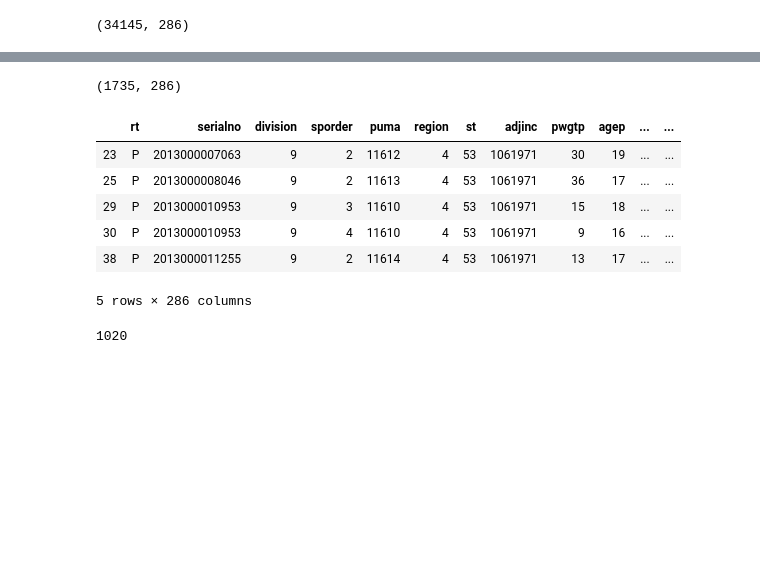
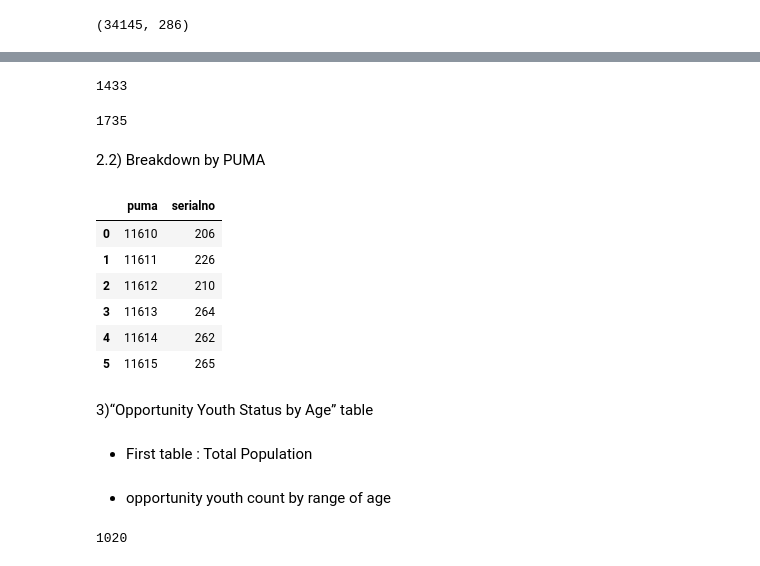
Before and after one commit to soledadmusella/opportunity_youth, a Jupyter notebook: notebooks/project_1.ipynb, the cells around one changed output, grey strips where cells are left out. Drawn from its saved outputs; the diff is of its cells as text; code cells hidden in the pictures; blank space fills up the shorter version.

```diff
--- a/notebooks/project_1.ipynb
+++ b/notebooks/project_1.ipynb
@@ -135,17 +115,29 @@ df_work = df_age[(df_age["esr"]==3) | (df_age["esr"]==6)]
-# %%
-df_work.shape
-# %% [output]
-(1735, 286)
-# %%
-df_work.head()
-# %% [output]
-|  | rt | serialno | division | sporder | puma | region | st | adjinc | pwgtp | agep | ... | ... |
-| 23 | P | 2013000007063 | 9 | 2 | 11612 | 4 | 53 | 1061971 | 30 | 19 | ... | ... |
-| 25 | P | 2013000008046 | 9 | 2 | 11613 | 4 | 53 | 1061971 | 36 | 17 | ... | ... |
-| 29 | P | 2013000010953 | 9 | 3 | 11610 | 4 | 53 | 1061971 | 15 | 18 | ... | ... |
-| 30 | P | 2013000010953 | 9 | 4 | 11610 | 4 | 53 | 1061971 | 9 | 16 | ... | ... |
-| 38 | P | 2013000011255 | 9 | 2 | 11614 | 4 | 53 | 1061971 | 13 | 17 | ... | ... |
-5 rows × 286 columns
+# %%
+df_work["serialno"].nunique() # need to figured out if serialno is the identifier of the OYs
+# %% [output]
+1433
+# %%
+df_work.shape[0] # add text explaining what is this result
+# %% [output]
+1735
+# %% [markdown]
+2.2) Breakdown by PUMA
+# %%
+df_work.groupby(["puma"])['serialno'].nunique().reset_index()
+# %% [output]
+|  | puma | serialno |
+| 0 | 11610 | 206 |
+| 1 | 11611 | 226 |
+| 2 | 11612 | 210 |
+| 3 | 11613 | 264 |
+| 4 | 11614 | 262 |
+| 5 | 11615 | 265 |
+# %% [markdown]
+3)“Opportunity Youth Status by Age” table
+# %% [markdown]
+- First table : Total Population
+# %% [markdown]
+- opportunity youth count by range of age
 # %%
 df_1618 = df_work[(df_work["agep"]>=16)&(df_work["agep"]<=18)]
 # %%
```
Also changed, not shown: parts of 35 cells of this notebook, 2 other files.
